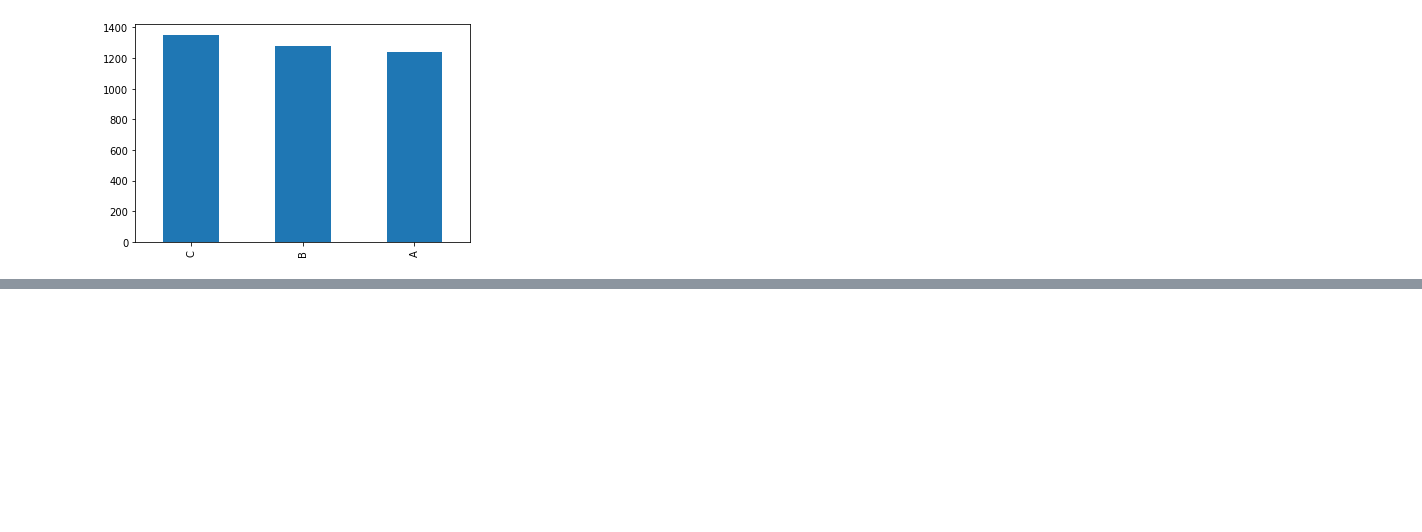
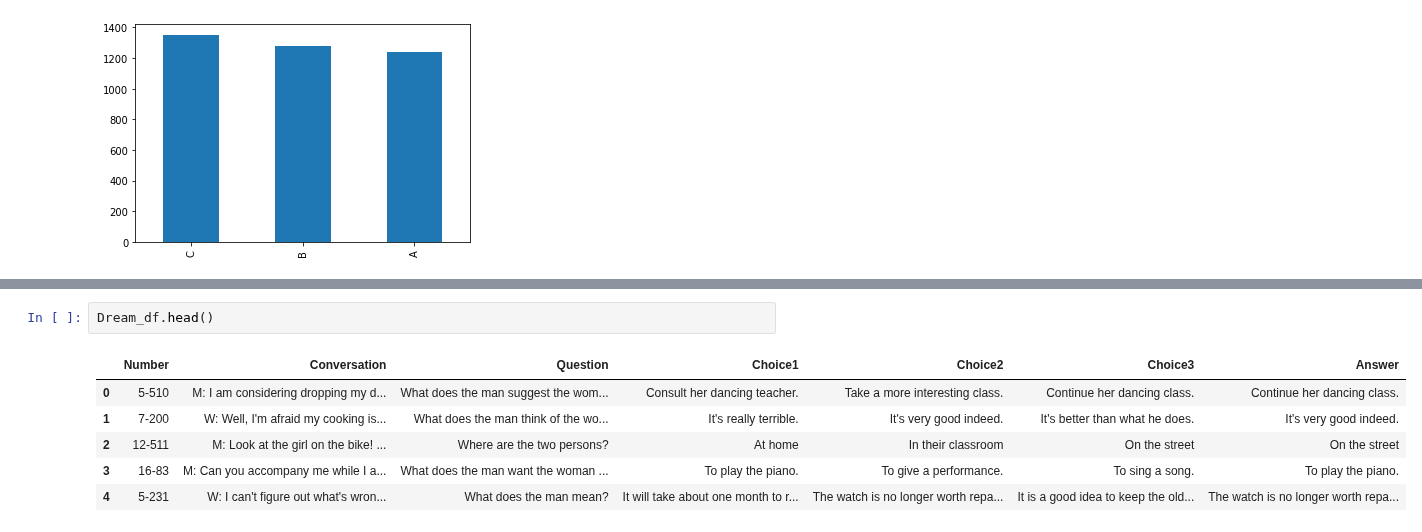
Before and after one commit to JeremyQuo/NLP-ZION-GROUP, a Jupyter notebook: DataVisualsation.ipynb, the cells around one changed output, grey strips where cells are left out. Saved outputs shown, nothing was run; the diff lists cells and outputs as text; blank space fills up the shorter version.

```diff
--- a/DataVisualsation.ipynb
+++ b/DataVisualsation.ipynb
@@ -65,0 +141,9 @@ Dream_df.answer.value_counts().plot(kind='bar')
+# %%
+Dream_df.head()
+# %% [output]
+|  | Number | Conversation | Question | Choice1 | Choice2 | Choice3 | Answer |
+| 0 | 5-510 | M: I am considering dropping my d... | What does the man suggest the wom... | Consult her dancing teacher. | Take a more interesting class. | Continue her dancing class. | Continue her dancing class. |
+| 1 | 7-200 | W: Well, I'm afraid my cooking is... | What does the man think of the wo... | It's really terrible. | It's very good indeed. | It's better than what he does. | It's very good indeed. |
+| 2 | 12-511 | M: Look at the girl on the bike! ... | Where are the two persons? | At home | In their classroom | On the street | On the street |
+| 3 | 16-83 | M: Can you accompany me while I a... | What does the man want the woman ... | To play the piano. | To give a performance. | To sing a song. | To play the piano. |
+| 4 | 5-231 | W: I can't figure out what's wron... | What does the man mean? | It will take about one month to r... | The watch is no longer worth repa... | It is a good idea to keep the old... | The watch is no longer worth repa... |
```
Also changed, not shown: parts of 6 cells of this notebook, 1 other file.
